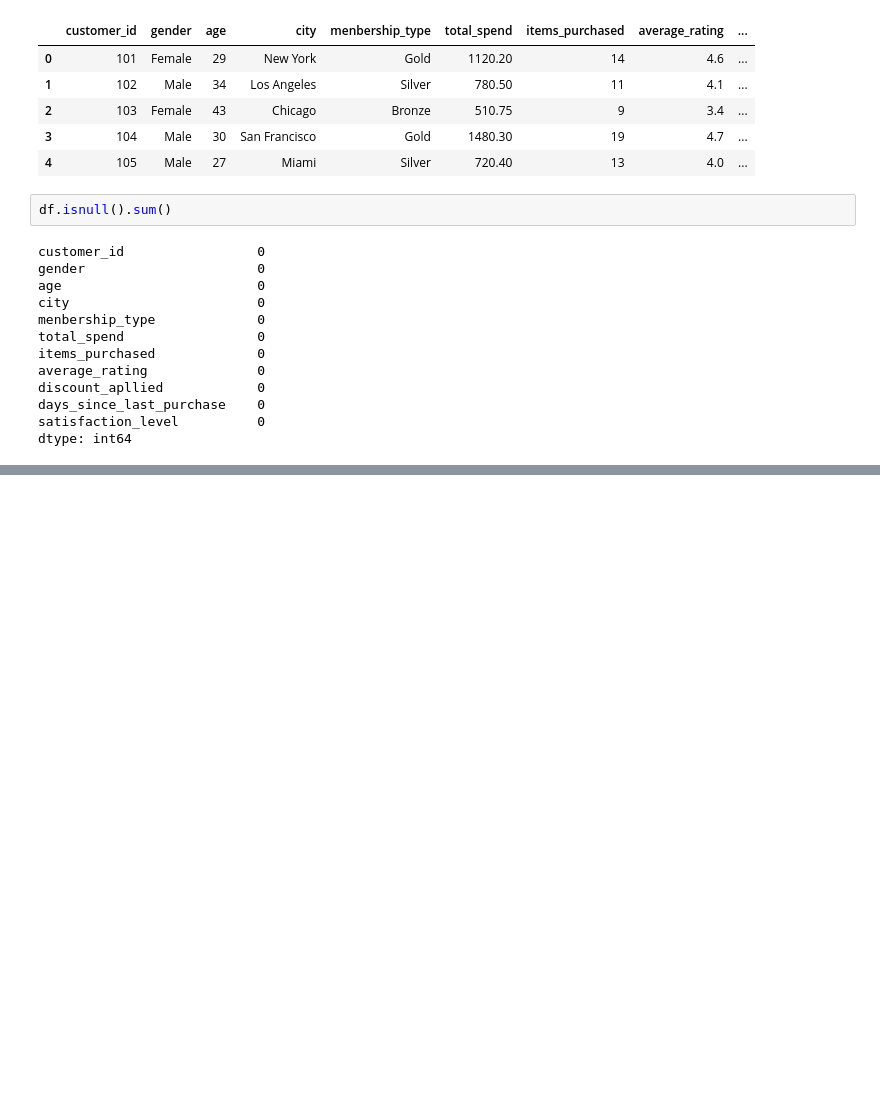
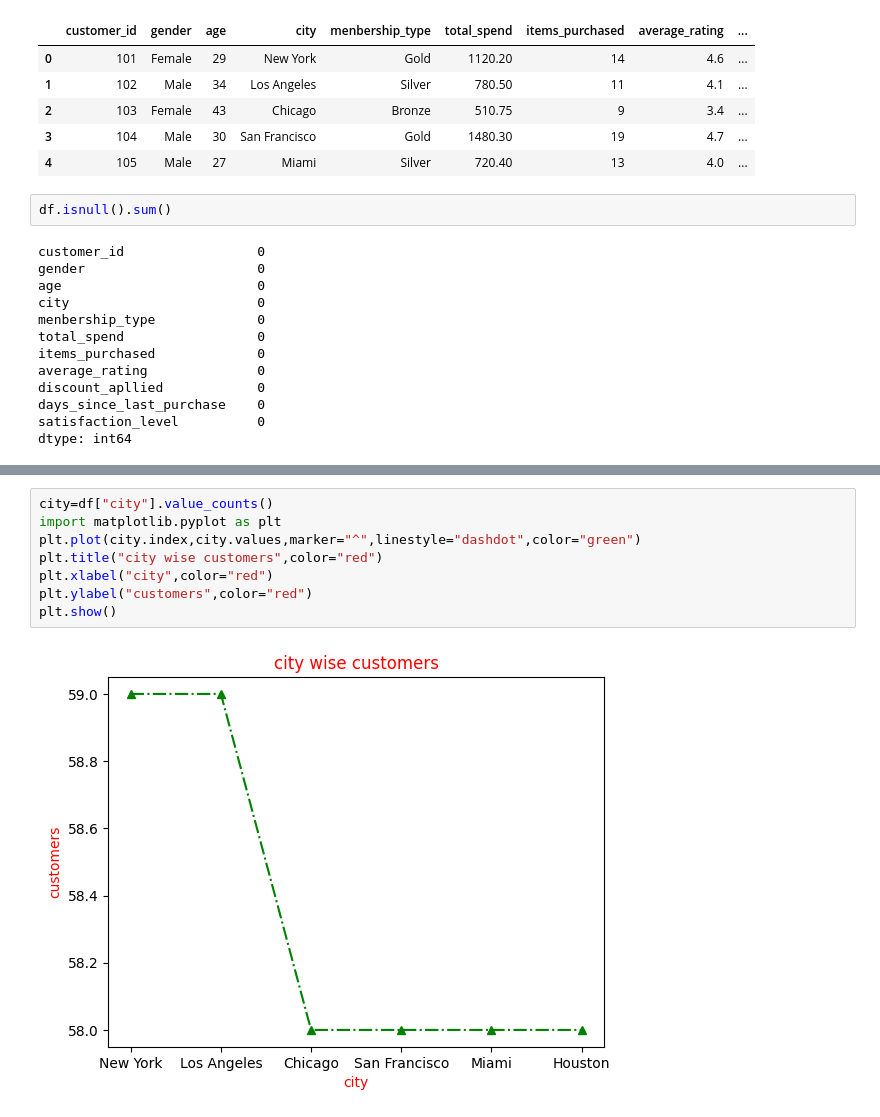
Before and after one commit to clarajchiramel-web/pandasworks, a Jupyter notebook: customer_behaviour_casestudy/process.ipynb, the cells around one changed output, grey strips where cells are left out. Cells and saved outputs as stored; diff of their text form; blank space fills up the shorter version.

```diff
--- a/customer_behaviour_casestudy/process.ipynb
+++ b/customer_behaviour_casestudy/process.ipynb
@@ -65,0 +169,10 @@ dtype: int64
+# %%
+city=df["city"].value_counts()
+import matplotlib.pyplot as plt
+plt.plot(city.index,city.values,marker="^",linestyle="dashdot",color="green")
+plt.title("city wise customers",color="red")
+plt.xlabel("city",color="red")
+plt.ylabel("customers",color="red")
+plt.show()
+# %% [output]
+[figure, added]
```
Also changed, not shown: parts of 14 cells of this notebook, 2 other files.
